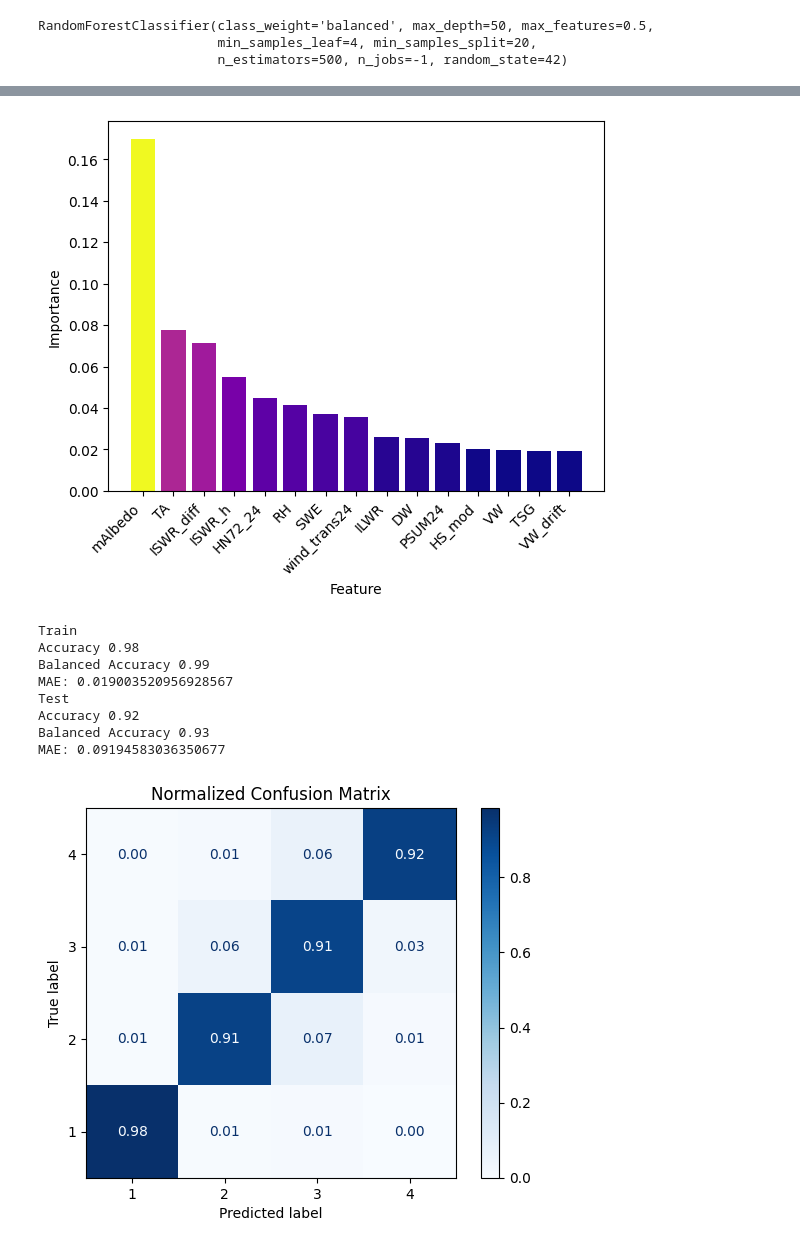
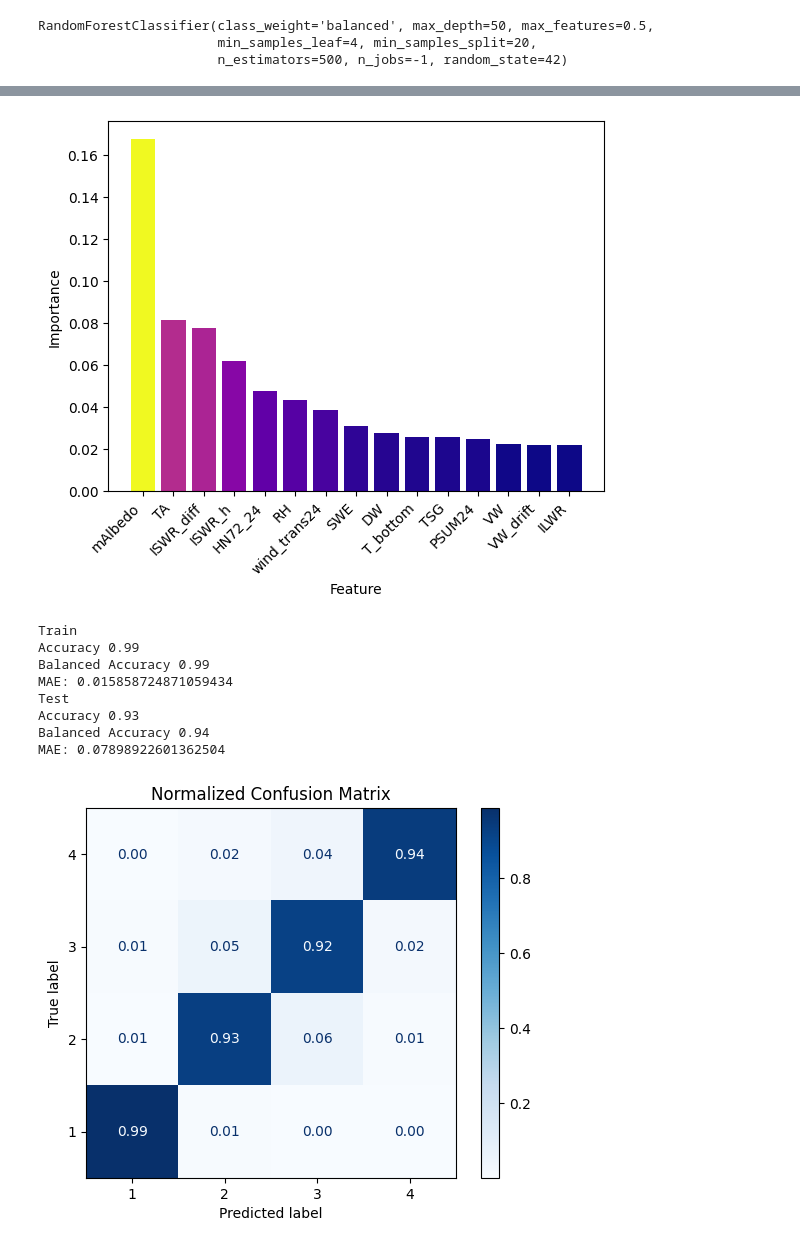
Before and after one commit to CanFam23/avy-forecasting, a Jupyter notebook: notebooks/model/forest.ipynb, the cells around one changed output, grey strips where cells are left out. Drawn from its saved outputs; the diff is of its cells as text; code cells hidden in the pictures.

Commit message:
Update prep data to convert times to mountain time and average data from 7pm - 7pm, then rerun forest training

```diff
--- a/notebooks/model/forest.ipynb
+++ b/notebooks/model/forest.ipynb
@@ -35,8 +34,8 @@ seed = 42
 #     dff0 = pd.concat([dff0, df])
 # print(dff0.shape)
 
-dff0 = pd.read_csv("../../data/training_combined/training_combined_2.csv")
-dff0 = dff0[dff0['slope_angle'] > 0]
+dff0 = pd.read_csv("../../data/training_combined/training_combined_3.csv")
+# dff0 = dff0[dff0['slope_angle'] > 0] # Removing flat slopes increases accuracy by about 6 percent
 
 danger_levels = pd.read_csv("../../../data/FAC/FAC_Danger_rating_zone_elv.csv")
 danger_levels['date'] = pd.to_datetime(danger_levels['date'])
@@ -188,29 +171,29 @@ plt.ylabel("Importance")
 plt.xlabel("Feature")
 plt.show()
 # %% [output]
-[figure, old version]
+[figure, new version]
 # %%
 
-with open("../../data/models/best_model_2.pkl", "wb") as file:
+with open("../../data/models/best_model_3.pkl", "wb") as file:
     pickle.dump(rf, file)
 
-with open("../../data/models/best_model_2.pkl", "rb") as file:
+with open("../../data/models/best_model_3.pkl", "rb") as file:
     best_model = pickle.load(file)
 
 y_pred = best_model.predict(X_test)
 
 print("Train")
 eval_model(y_train, best_model.predict(X_train))
 
 print("Test")
 eval_model(y_test, y_pred, plot=True, norm=True)
 # %% [output]
 Train
-Accuracy 0.98
+Accuracy 0.99
 Balanced Accuracy 0.99
-MAE: 0.019003520956928567
+MAE: 0.015858724871059434
 Test
-Accuracy 0.92
-Balanced Accuracy 0.93
-MAE: 0.09194583036350677
+Accuracy 0.93
+Balanced Accuracy 0.94
+MAE: 0.07898922601362504
-[figure, old version]
+[figure, new version]
```
Also changed, not shown: parts of 7 cells of this notebook, 1 other file.
